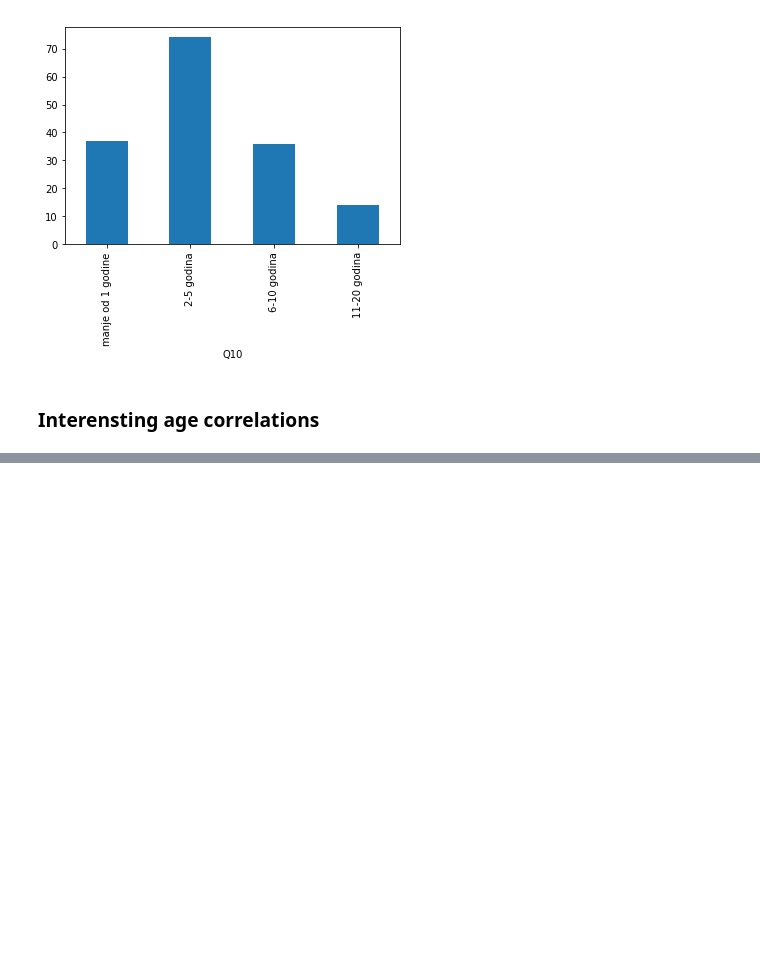
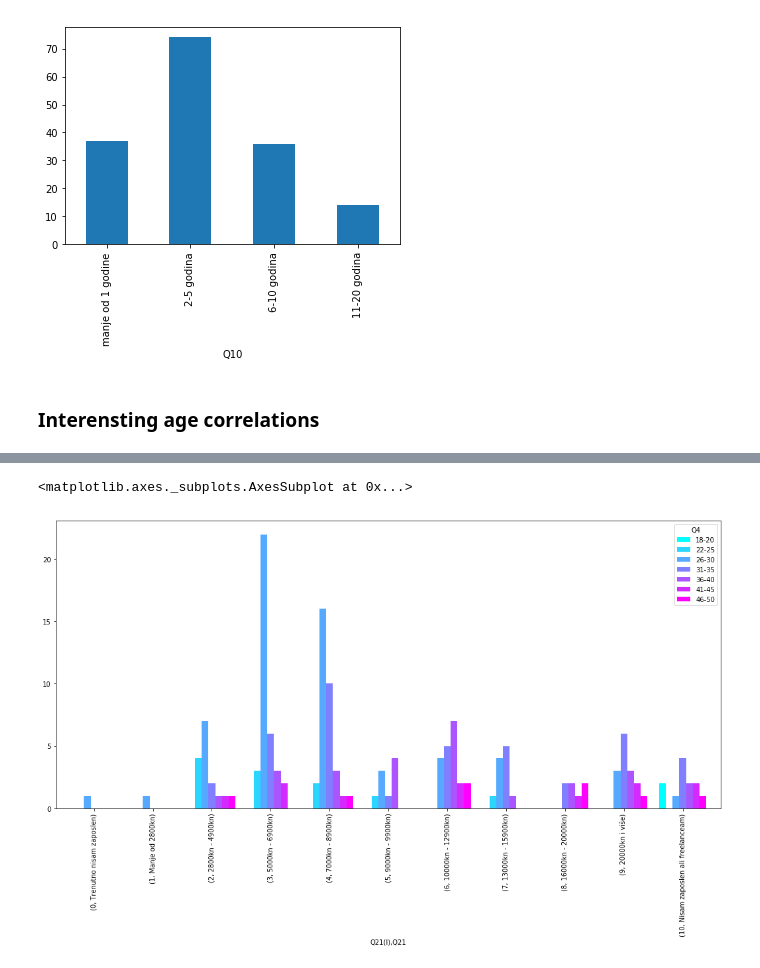
Before and after one commit to mariopavlovic/ixda-croatia-survey-analysis, a Jupyter notebook: ixda survey 2018.ipynb, the cells around one changed output, grey strips where cells are left out. Cells and saved outputs as stored; diff of their text form; code cells hidden in the pictures; blank space fills up the shorter version.

Commit message:
salary by age

```diff
--- a/ixda survey 2018.ipynb
+++ b/ixda survey 2018.ipynb
@@ -295,0 +317,8 @@ position_age.set_index('Q10')['Q10(count)'].plot(kind='bar')
+# %%
+# @TODO: need to find a better colormap: https://matplotlib.org/tutorials/colors/colormaps.html
+salary_by_age = df.groupby(['Q21(I)', 'Q21', 'Q4']).count().iloc[:,1]
+salary_by_age_graph = salary_by_age.unstack(level=-1, fill_value=0)
+salary_by_age_graph.plot(kind='bar', figsize=(18, 8), colormap='cool', width=0.8)
+# %% [output]
+<matplotlib.axes._subplots.AxesSubplot at 0x...>
+[figure, added]
```
Also changed, not shown: parts of 1 cell of this notebook.
